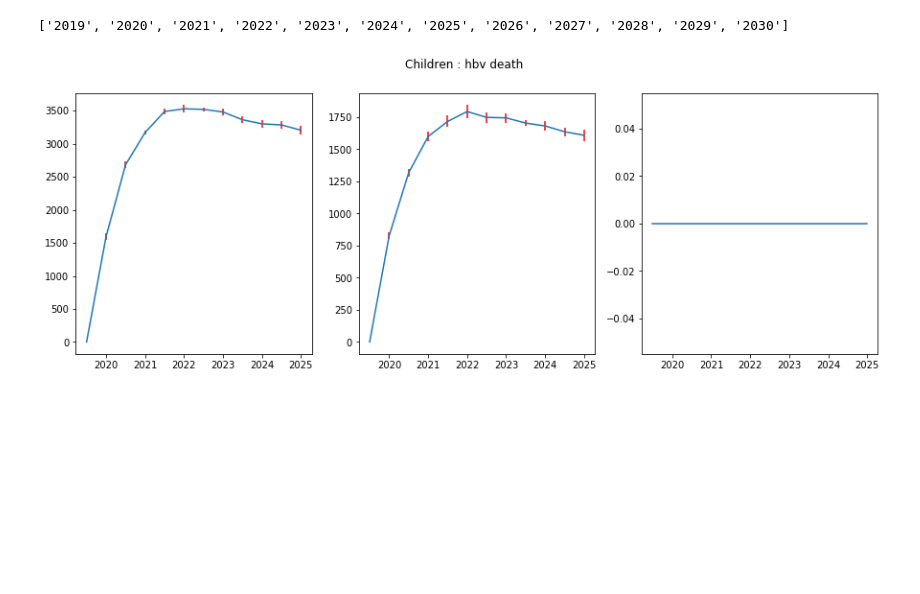
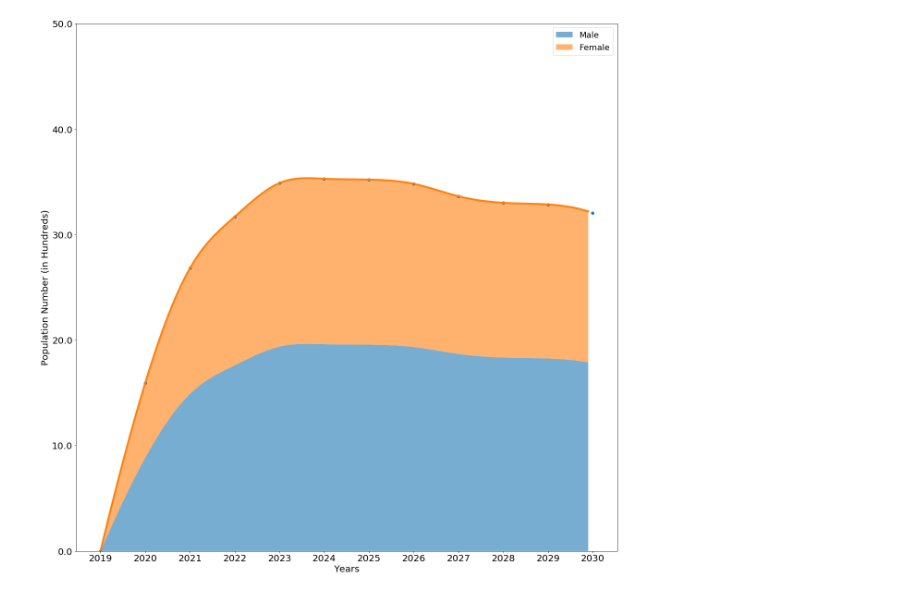
Before and after one commit to rajibchakravorty/hbv_simulation, a Jupyter notebook: views-multiple_stats.ipynb, the cells around one changed output. Cells and saved outputs as stored; diff of their text form; code cells hidden in the pictures; blank space fills up the shorter version.

```diff
--- a/views-multiple_stats.ipynb
+++ b/views-multiple_stats.ipynb
@@ -4,6 +4,8 @@ import matplotlib.pyplot as plt
 from matplotlib.gridspec import GridSpec
 
 from configuration import constants
+
+from scipy.interpolate import interp1d
 
 HEALTHY = constants.HEALTHY
 INFECTED = constants.INFECTED
@@ -14,6 +16,8 @@ INFANT_DEATH = constants.INFANT_DEATH
 CHILD_DEATH = constants.CHILD_DEATH
 HBV_DEATH = constants.HBV_DEATH
 MATERNAL_DEATH = constants.MATERNAL_DEATH
+
+LABELS = ['Vaccination rate=0.8', 'Vaccination rate=0.9', 'Vaccination rate=0.95']
 # %%
 import cPickle
 from os.path import join
@@ -95,15 +227,13 @@ _ = plot_yearly_stats([mother_stats_config_1, mother_stats_config_2, mother_stat
 # %%
 children_status = [HBV_DEATH] #[HEALTHY, INFECTED,SUSCEPTIBLE,CURED, INFANT_DEATH, CHILD_DEATH, HBV_DEATH, DEAD]
 years = [i for i in range(1,13)]
 
 children_stats_config_1 = collect_yearly_stats(children_config_1, children_status, years)
-children_stats_config_2 = collect_yearly_stats(children_config_2, children_status, years)
-children_stats_config_3 = collect_yearly_stats(children_config_3, children_status, years)
+#children_stats_config_2 = collect_yearly_stats(children_config_2, children_status, years)
+#children_stats_config_3 = collect_yearly_stats(children_config_3, children_status, years)
 
-
-for st in children_status:
-    fig=plot_yearly_stats([children_stats_config_1, children_stats_config_2, children_stats_config_3], years)
-    fig.suptitle('Children : {0}'.format(st))
+filename='gender_{0}_{1}.svg'.format(children_status[0], LABELS[0])
+fig = plot_genders([children_stats_config_1], years, gender_ratio=[10,8], filename = filename,
+                   normalizer=100, ylabel_suffix = ' (in Hundreds)')
 # %% [output]
-['2019', '2020', '2021', '2022', '2023', '2024', '2025', '2026', '2027', '2028', '2029', '2030']
-[figure, old version]
+[figure, new version]
```
Also changed, not shown: parts of 4 cells of this notebook, 24 other files.
